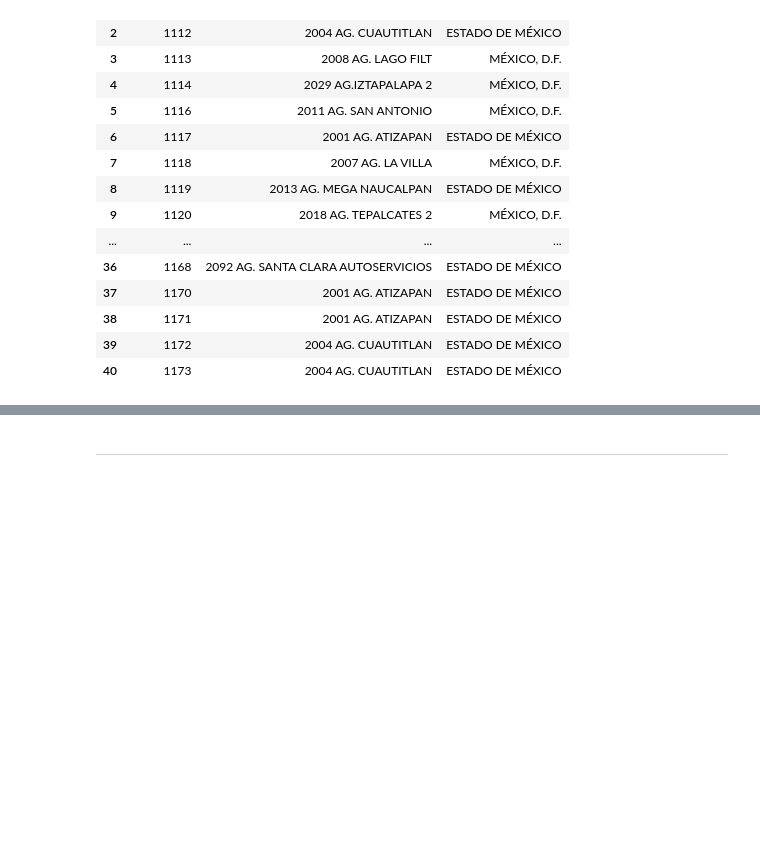
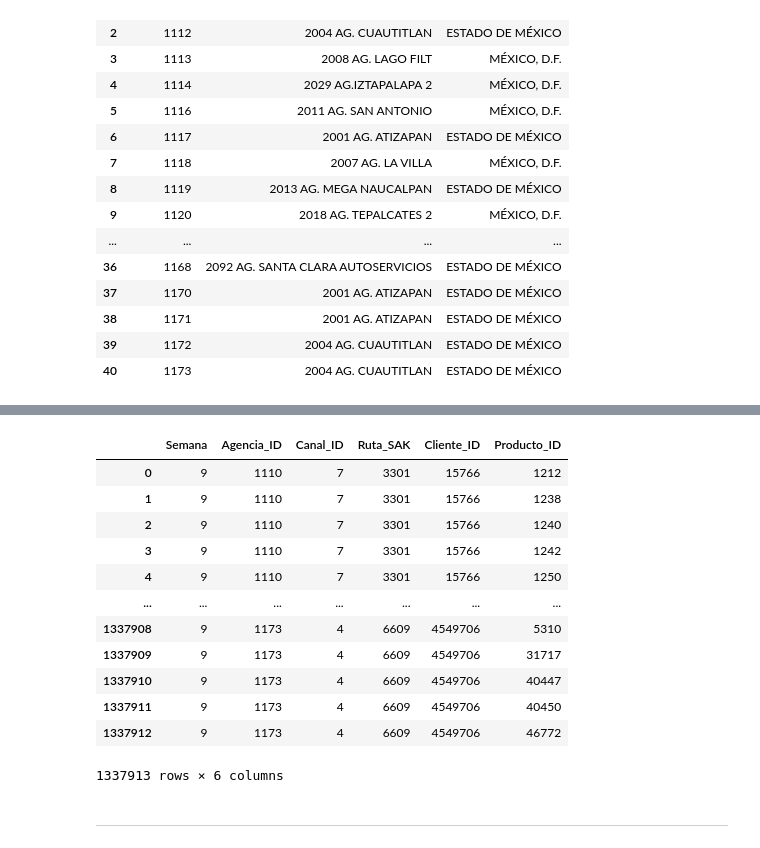
Before and after one commit to Roberto919/abx_answers, a Jupyter notebook: notebooks/abxrp_nb.ipynb, the cells around one changed output, grey strips where cells are left out. Saved outputs shown, nothing was run; the diff lists cells and outputs as text; code cells hidden in the pictures; blank space fills up the shorter version.

```diff
--- a/notebooks/abxrp_nb.ipynb
+++ b/notebooks/abxrp_nb.ipynb
@@ -191,3 +229,21 @@ dfl
+# %%
+dfts = pd.read_csv("../data/df_[test]_small.csv")
+# %%
+dfts
+# %% [output]
+|  | Semana | Agencia_ID | Canal_ID | Ruta_SAK | Cliente_ID | Producto_ID |
+| 0 | 9 | 1110 | 7 | 3301 | 15766 | 1212 |
+| 1 | 9 | 1110 | 7 | 3301 | 15766 | 1238 |
+| 2 | 9 | 1110 | 7 | 3301 | 15766 | 1240 |
+| 3 | 9 | 1110 | 7 | 3301 | 15766 | 1242 |
+| 4 | 9 | 1110 | 7 | 3301 | 15766 | 1250 |
+| ... | ... | ... | ... | ... | ... | ... |
+| 1337908 | 9 | 1173 | 4 | 6609 | 4549706 | 5310 |
+| 1337909 | 9 | 1173 | 4 | 6609 | 4549706 | 31717 |
+| 1337910 | 9 | 1173 | 4 | 6609 | 4549706 | 40447 |
+| 1337911 | 9 | 1173 | 4 | 6609 | 4549706 | 40450 |
+| 1337912 | 9 | 1173 | 4 | 6609 | 4549706 | 46772 |
+1337913 rows × 6 columns
 # %% [markdown]
 ---
 # %% [markdown]
```
Also changed, not shown: parts of 5 cells of this notebook.
